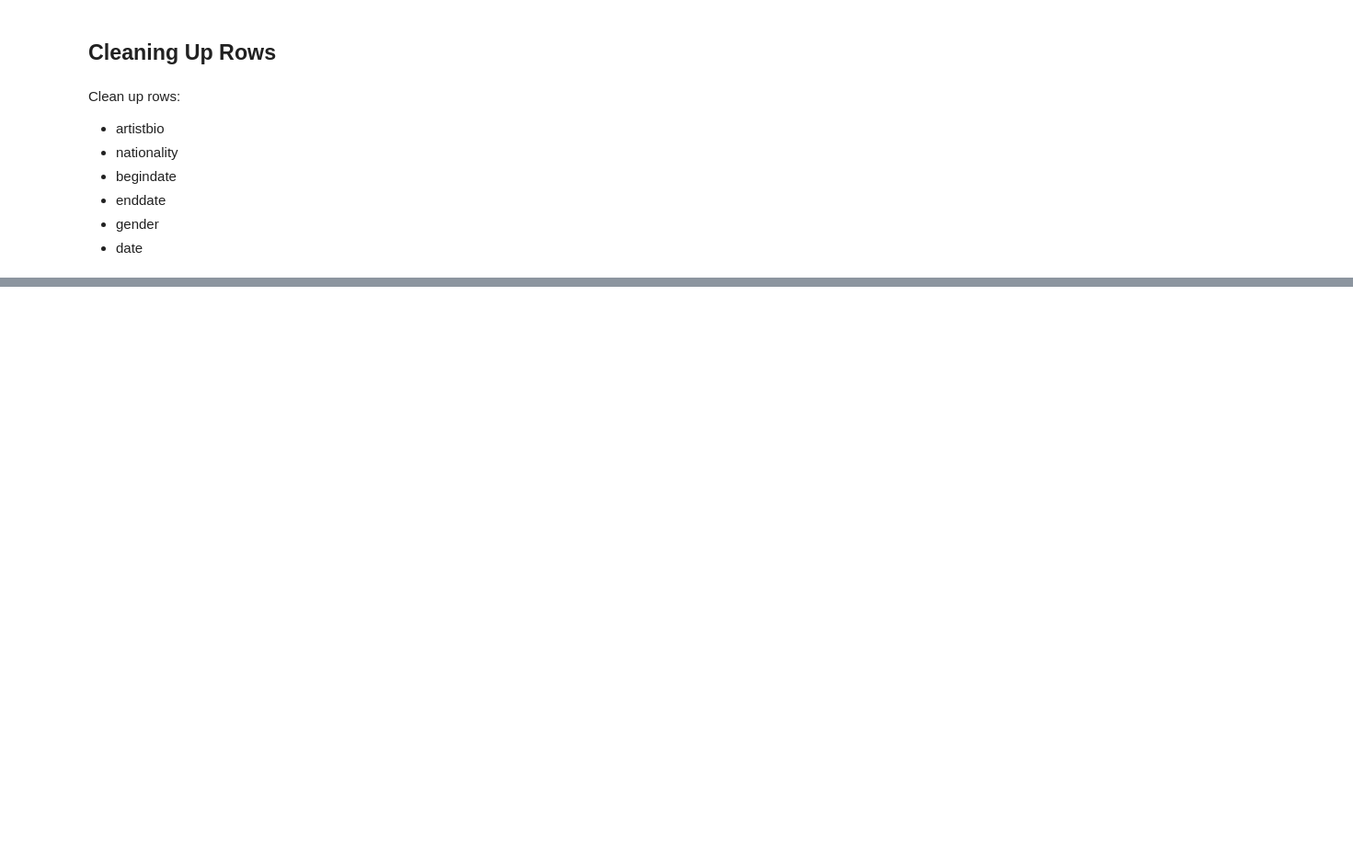
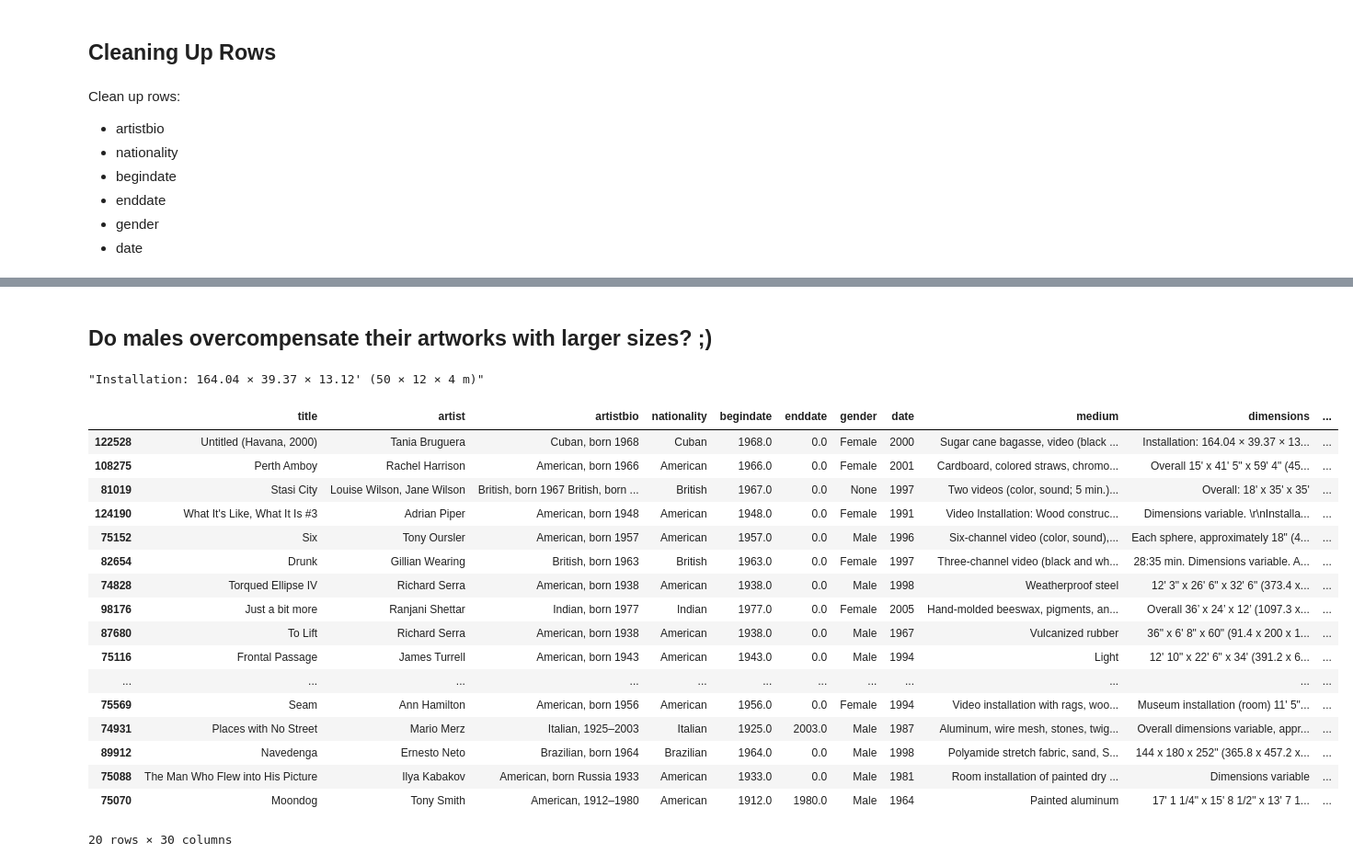
Before and after one commit to menaceonzenith/sqlpractice, a Jupyter notebook: moma_dataset/python_clean_artworks.ipynb, the cells around one changed output, grey strips where cells are left out. Shown: that part at 92% size. Saved outputs shown, nothing was run; the diff lists cells and outputs as text; code cells hidden in the pictures; blank space fills up the shorter version.

```diff
--- a/moma_dataset/python_clean_artworks.ipynb
+++ b/moma_dataset/python_clean_artworks.ipynb
@@ -197,0 +322,2 @@ artworks_df.to_sql('artworks_clean', db, if_exists='append', index = False)
+# %% [markdown]
+## Do males overcompensate their artworks with larger sizes? ;)
@@ -197,0 +356,25 @@ artworks_df.to_sql('artworks_clean', db, if_exists='append', index = False)
+# %%
+artworks_df['dimensions'][122528]
+# %% [output]
+"Installation: 164.04 × 39.37 × 13.12' (50 × 12 × 4 m)"
+# %%
+artworks_df.sort_values(by = ['size'], ascending = False).head(20)
+# %% [output]
+|  | title | artist | artistbio | nationality | begindate | enddate | gender | date | medium | dimensions | ... |
+| 122528 | Untitled (Havana, 2000) | Tania Bruguera | Cuban, born 1968 | Cuban | 1968.0 | 0.0 | Female | 2000 | Sugar cane bagasse, video (black ... | Installation: 164.04 × 39.37 × 13... | ... |
+| 108275 | Perth Amboy | Rachel Harrison | American, born 1966 | American | 1966.0 | 0.0 | Female | 2001 | Cardboard, colored straws, chromo... | Overall 15' x 41' 5" x 59' 4" (45... | ... |
+| 81019 | Stasi City | Louise Wilson, Jane Wilson | British, born 1967 British, born ... | British | 1967.0 | 0.0 | None | 1997 | Two videos (color, sound; 5 min.)... | Overall: 18' x 35' x 35' | ... |
+| 124190 | What It's Like, What It Is #3 | Adrian Piper | American, born 1948 | American | 1948.0 | 0.0 | Female | 1991 | Video Installation: Wood construc... | Dimensions variable. \r\nInstalla... | ... |
+| 75152 | Six | Tony Oursler | American, born 1957 | American | 1957.0 | 0.0 | Male | 1996 | Six-channel video (color, sound),... | Each sphere, approximately 18" (4... | ... |
+| 82654 | Drunk | Gillian Wearing | British, born 1963 | British | 1963.0 | 0.0 | Female | 1997 | Three-channel video (black and wh... | 28:35 min. Dimensions variable. A... | ... |
+| 74828 | Torqued Ellipse IV | Richard Serra | American, born 1938 | American | 1938.0 | 0.0 | Male | 1998 | Weatherproof steel | 12' 3" x 26' 6" x 32' 6" (373.4 x... | ... |
+| 98176 | Just a bit more | Ranjani Shettar | Indian, born 1977 | Indian | 1977.0 | 0.0 | Female | 2005 | Hand-molded beeswax, pigments, an... | Overall 36’ x 24’ x 12’ (1097.3 x... | ... |
+| 87680 | To Lift | Richard Serra | American, born 1938 | American | 1938.0 | 0.0 | Male | 1967 | Vulcanized rubber | 36" x 6' 8" x 60" (91.4 x 200 x 1... | ... |
+| 75116 | Frontal Passage | James Turrell | American, born 1943 | American | 1943.0 | 0.0 | Male | 1994 | Light | 12' 10" x 22' 6" x 34' (391.2 x 6... | ... |
+| ... | ... | ... | ... | ... | ... | ... | ... | ... | ... | ... | ... |
+| 75569 | Seam | Ann Hamilton | American, born 1956 | American | 1956.0 | 0.0 | Female | 1994 | Video installation with rags, woo... | Museum installation (room) 11' 5"... | ... |
+| 74931 | Places with No Street | Mario Merz | Italian, 1925–2003 | Italian | 1925.0 | 2003.0 | Male | 1987 | Aluminum, wire mesh, stones, twig... | Overall dimensions variable, appr... | ... |
+| 89912 | Navedenga | Ernesto Neto | Brazilian, born 1964 | Brazilian | 1964.0 | 0.0 | Male | 1998 | Polyamide stretch fabric, sand, S... | 144 x 180 x 252" (365.8 x 457.2 x... | ... |
+| 75088 | The Man Who Flew into His Picture | Ilya Kabakov | American, born Russia 1933 | American | 1933.0 | 0.0 | Male | 1981 | Room installation of painted dry ... | Dimensions variable | ... |
+| 75070 | Moondog | Tony Smith | American, 1912–1980 | American | 1912.0 | 1980.0 | Male | 1964 | Painted aluminum | 17' 1 1/4" x 15' 8 1/2" x 13' 7 1... | ... |
+20 rows × 30 columns
```
Also changed, not shown: parts of 18 cells of this notebook, 1 other file.
